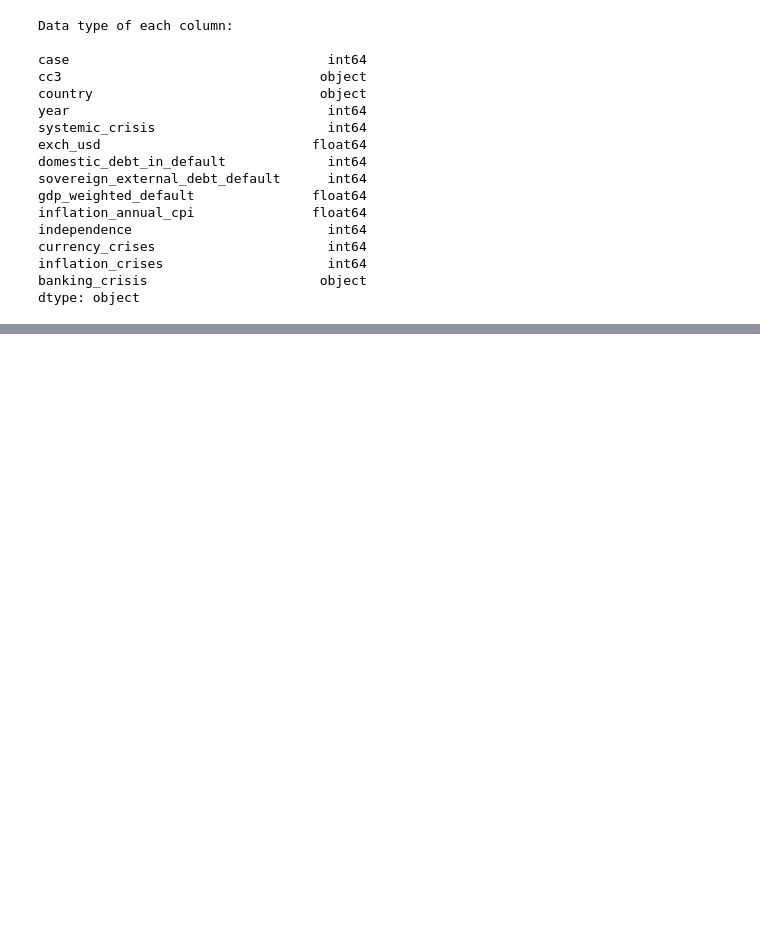
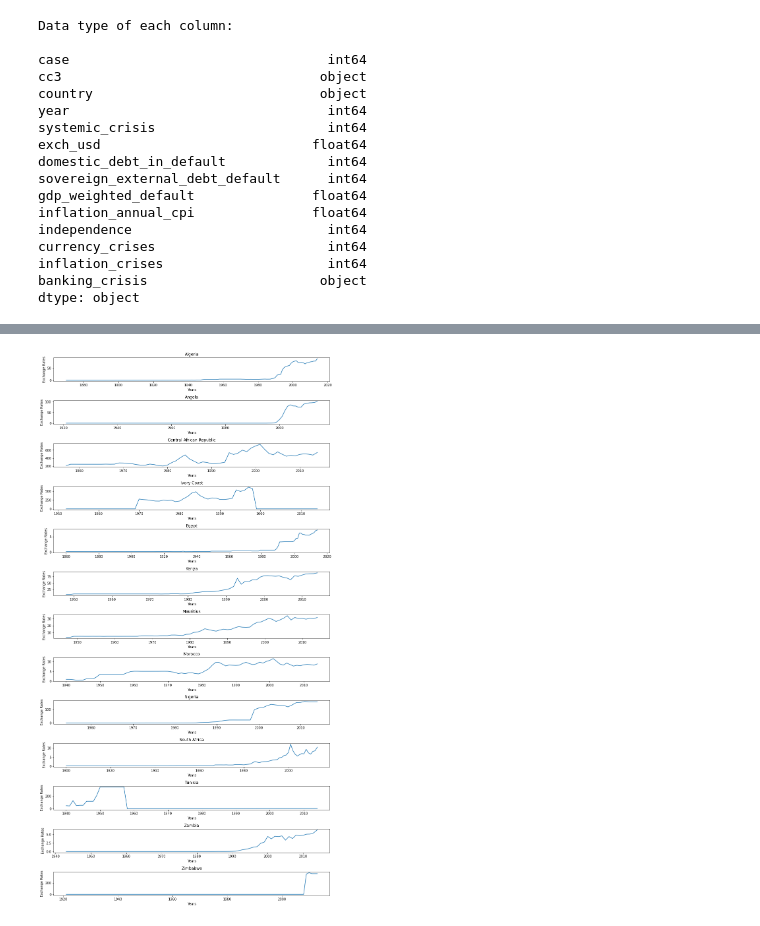
Before and after one commit to Ahyoh1/SGA08_DATASCI, a Jupyter notebook: Week 3 Challenge.ipynb, the cells around one changed output, grey strips where cells are left out. Saved outputs shown, nothing was run; the diff lists cells and outputs as text; code cells hidden in the pictures; blank space fills up the shorter version.

```diff
--- a/Week 3 Challenge.ipynb
+++ b/Week 3 Challenge.ipynb
@@ -73,0 +127,13 @@ cleaned_african_crises=cleaned_african_crises.dropna()
+# %%
+plt.figure(figsize=(15,30))
+count = 1
+for country in african_crises.country.unique():
+    plt.subplot(len(african_crises.country.unique()),1,count)
+    count+=1
+    sns.lineplot(african_crises[african_crises.country==country]['year'],african_crises[african_crises.country==country]['exch_usd'])
+    plt.subplots_adjust(hspace=0.8)
+    plt.xlabel('Years')
+    plt.ylabel('Exchange Rates')
+    plt.title(country)
+# %% [output]
+[figure, added]
```
Also changed, not shown: parts of 21 cells of this notebook.
